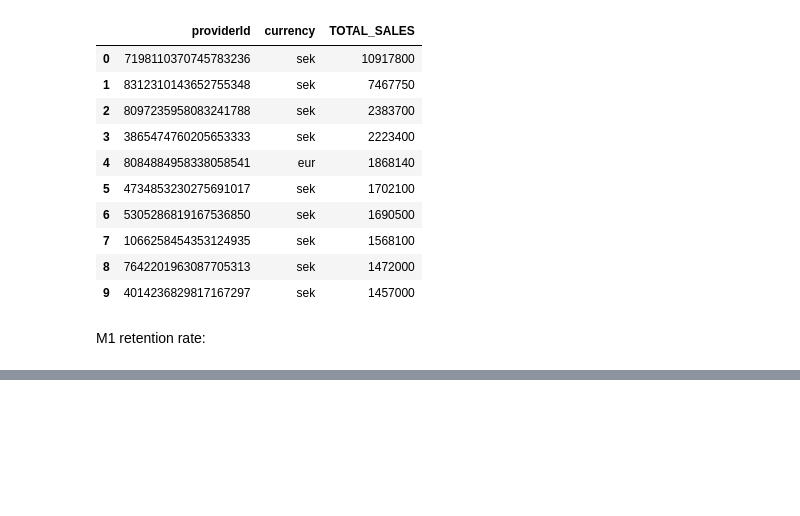
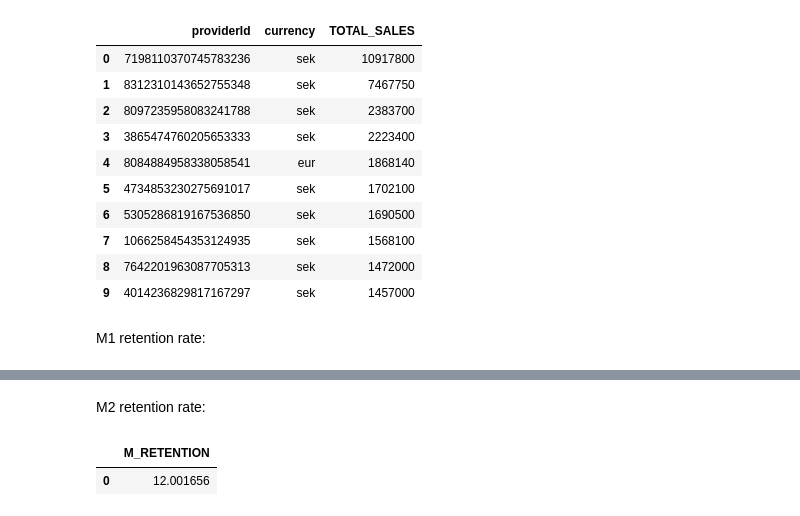
Before and after one commit to kennedyopokuasare/ResqCLV, a Jupyter notebook: data-exploration-and-pipeline.ipynb, the cells around one changed output, grey strips where cells are left out. Saved outputs shown, nothing was run; the diff lists cells and outputs as text; code cells hidden in the pictures; blank space fills up the shorter version.

```diff
--- a/data-exploration-and-pipeline.ipynb
+++ b/data-exploration-and-pipeline.ipynb
@@ -593,0 +649,7 @@ pipeline.m1_retention_rate()
+# %% [markdown]
+M2 retention rate:
+# %%
+pipeline.m_retention_rate(month=2)
+# %% [output]
+|  | M_RETENTION |
+| 0 | 12.001656 |
```
Also changed, not shown: parts of 10 cells of this notebook, 5 other files.
